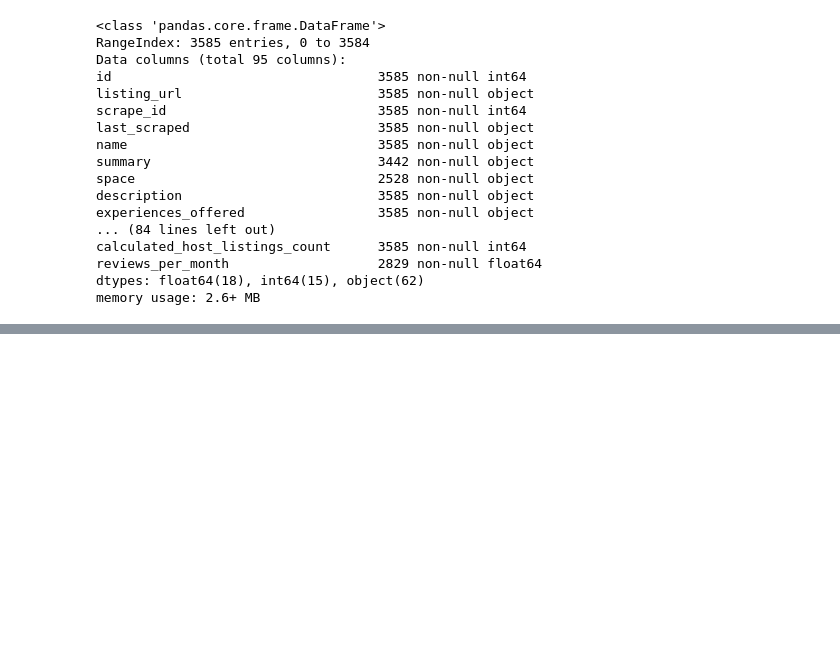
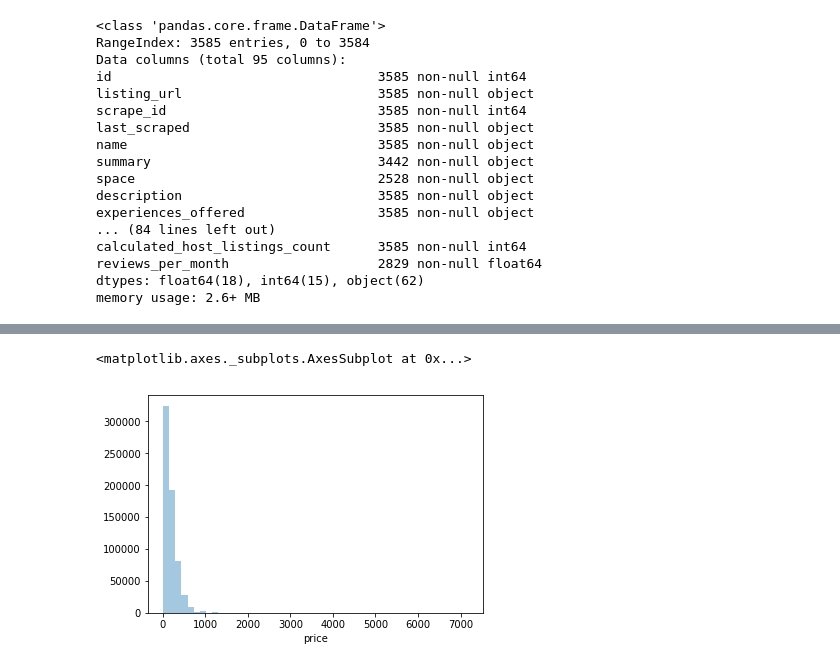
Before and after one commit to haataa/airbnb_finding, a Jupyter notebook: airbnb_findding.ipynb, the cells around one changed output, grey strips where cells are left out. Cells and saved outputs as stored; diff of their text form; code cells hidden in the pictures; blank space fills up the shorter version.

```diff
--- a/airbnb_findding.ipynb
+++ b/airbnb_findding.ipynb
@@ -94,0 +114,6 @@ See the caveats in the documentation: http://pandas.pydata.org/pandas-docs/stabl
+# %%
+sns.distplot(bs_calendar_open.price, kde=False)
+# price large than 1000 is pretty rare
+# %% [output]
+<matplotlib.axes._subplots.AxesSubplot at 0x...>
+[figure, added]
```
Also changed, not shown: parts of 23 cells of this notebook.
